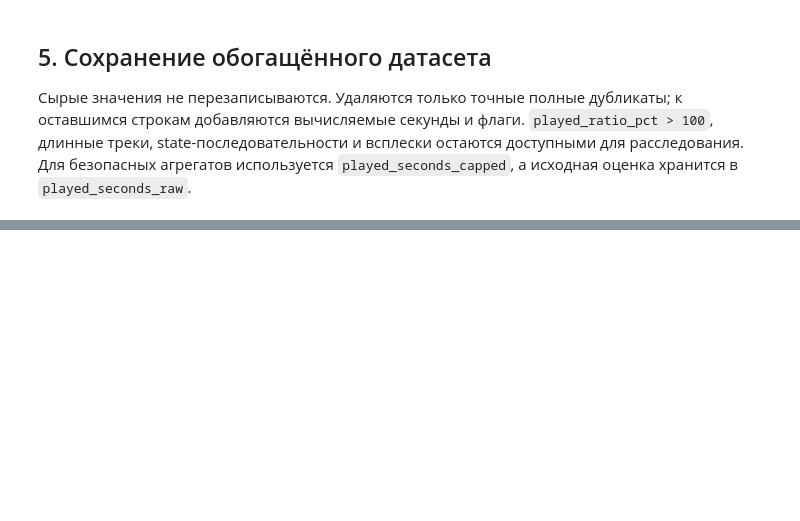
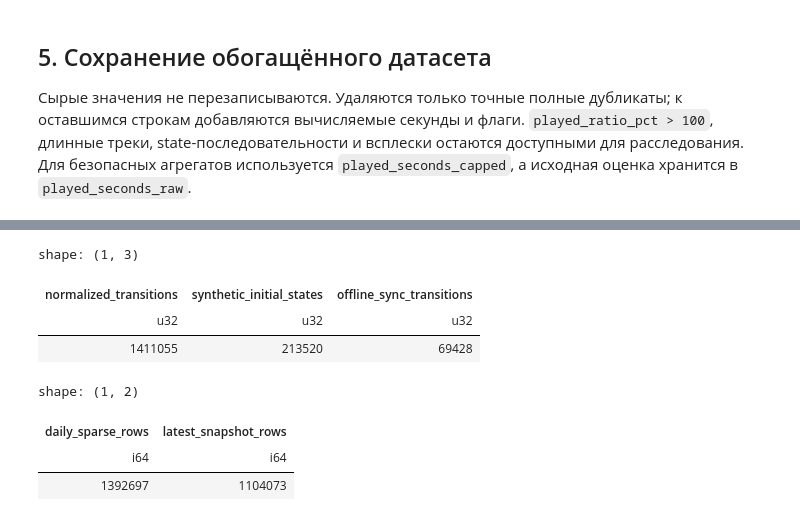
Before and after one commit to prodavec-svg/YM_analysis, a Jupyter notebook: main.ipynb, the cells around one changed output, grey strips where cells are left out. Drawn from its saved outputs; the diff is of its cells as text; code cells hidden in the pictures; blank space fills up the shorter version.

```diff
--- a/main.ipynb
+++ b/main.ipynb
@@ -613,0 +776,49 @@ data\processed\multi_event_anomaly_summary.parquet: 0.00 MiB
+# %%
+state_scan_lf = pl.scan_parquet(STATE_TRANSITIONS_PATH)
+daily_state_lf = (
+    state_scan_lf.group_by([*state_keys, "valid_from_day"])
+    .agg(
+        pl.col("state_value").sort_by("state_timestamp").last().alias("state_at_end_of_day"),
+        pl.col("state_timestamp").max().alias("last_state_timestamp"),
+        pl.col("is_synthetic").any().alias("contains_synthetic_transition"),
+        pl.col("is_offline_sync").any().alias("contains_offline_sync_transition"),
+    )
+    .sort([*state_keys, "valid_from_day"])
+)
+daily_state_lf.sink_parquet(STATE_DAILY_PATH, compression="zstd", mkdir=True)
+
+latest_state_lf = (
+    state_scan_lf.group_by(["uid", "item_id"])
+    .agg(
+        pl.col("state_value").filter(pl.col("state_family") == "like")
+        .sort_by(pl.col("state_timestamp").filter(pl.col("state_family") == "like")).last().alias("is_liked"),
+        pl.col("state_value").filter(pl.col("state_family") == "dislike")
+        .sort_by(pl.col("state_timestamp").filter(pl.col("state_family") == "dislike")).last().alias("is_disliked"),
+        (pl.col("state_family") == "like").any().alias("like_state_observed"),
+        (pl.col("state_family") == "dislike").any().alias("dislike_state_observed"),
+        pl.col("state_timestamp").max().alias("last_state_timestamp"),
+    )
+    .with_columns(pl.col("is_liked").fill_null(False), pl.col("is_disliked").fill_null(False))
+)
+latest_state_lf.sink_parquet(STATE_LATEST_PATH, compression="zstd", mkdir=True)
+
+state_profile = pl.scan_parquet(STATE_TRANSITIONS_PATH).select(
+    pl.len().alias("normalized_transitions"),
+    pl.col("is_synthetic").sum().alias("synthetic_initial_states"),
+    pl.col("is_offline_sync").sum().alias("offline_sync_transitions"),
+).collect(engine="streaming")
+snapshot_profile = pl.DataFrame({
+    "daily_sparse_rows": [pl.scan_parquet(STATE_DAILY_PATH).select(pl.len()).collect(engine="streaming").item()],
+    "latest_snapshot_rows": [pl.scan_parquet(STATE_LATEST_PATH).select(pl.len()).collect(engine="streaming").item()],
+})
+display(state_profile)
+display(snapshot_profile)
+# %% [output]
+shape: (1, 3)
+| normalized_transitions | synthetic_initial_states | offline_sync_transitions |
+| u32 | u32 | u32 |
+| 1411055 | 213520 | 69428 |
+shape: (1, 2)
+| daily_sparse_rows | latest_snapshot_rows |
+| i64 | i64 |
+| 1392697 | 1104073 |
```
Also changed, not shown: parts of 10 cells of this notebook.
